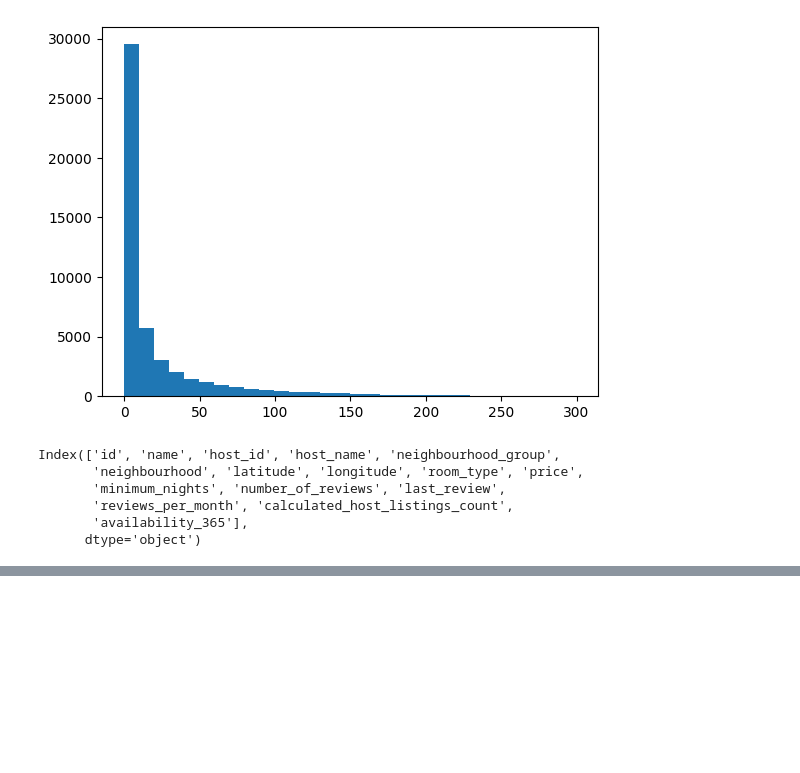
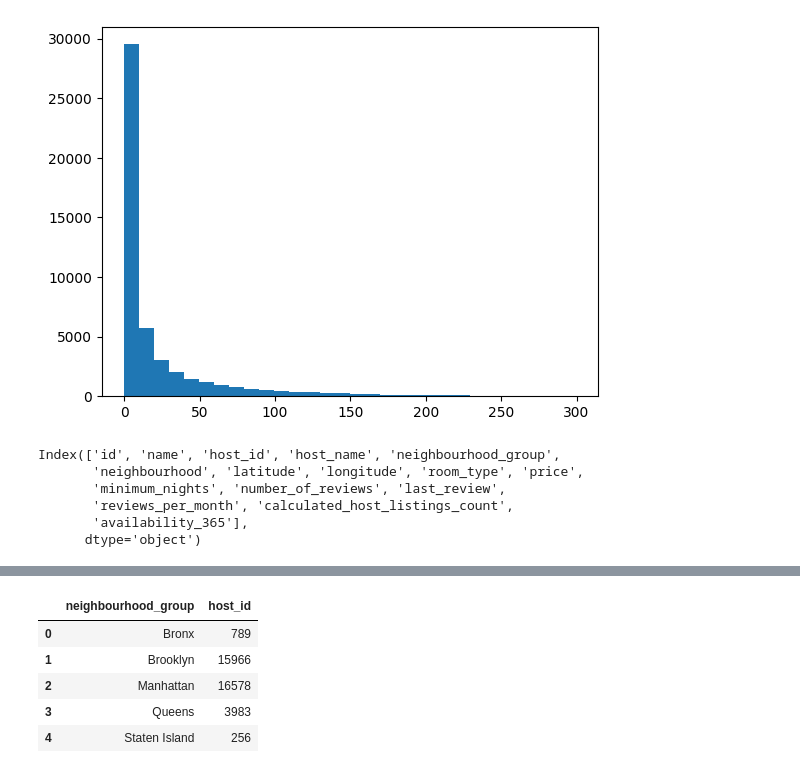
Before and after one commit to Gcango/Analise_da_BD_Imoveis_SOIMOVE, a Jupyter notebook: Analise_daBD_Imoveis.ipynb, the cells around one changed output, grey strips where cells are left out. Cells and saved outputs as stored; diff of their text form; code cells hidden in the pictures; blank space fills up the shorter version.

```diff
--- a/Analise_daBD_Imoveis.ipynb
+++ b/Analise_daBD_Imoveis.ipynb
@@ -168,0 +236,9 @@ Index(['id', 'name', 'host_id', 'host_name', 'neighbourhood_group',
+# %%
+dados[['host_id','neighbourhood_group']].groupby('neighbourhood_group').nunique().reset_index()
+# %% [output]
+|  | neighbourhood_group | host_id |
+| 0 | Bronx | 789 |
+| 1 | Brooklyn | 15966 |
+| 2 | Manhattan | 16578 |
+| 3 | Queens | 3983 |
+| 4 | Staten Island | 256 |
```
Also changed, not shown: parts of 14 cells of this notebook.
